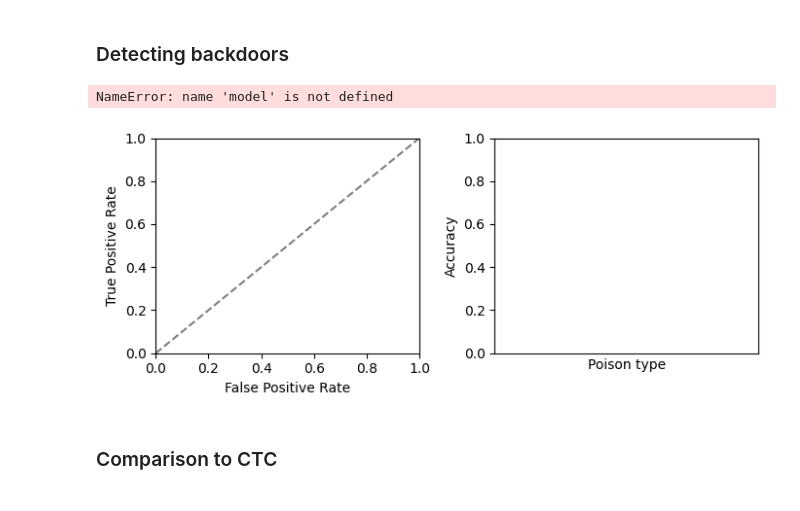
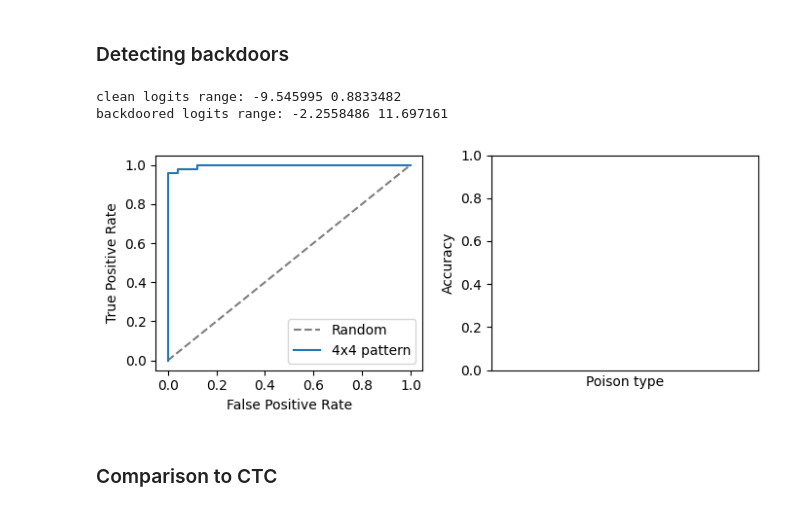
Before and after one commit to langosco/meta-transformer, a Jupyter notebook: notebooks/paper-plots.ipynb, the cells around one changed output. Saved outputs shown, nothing was run; the diff lists cells and outputs as text; code cells hidden in the pictures.

```diff
--- a/notebooks/paper-plots.ipynb
+++ b/notebooks/paper-plots.ipynb
@@ -64,40 +57,55 @@ model = MetaModelClassifier(
+# %%
+checkpoint_dir = output_dir + "/hpc-mm-checkpoints"
+checkpointer = orbax.checkpoint.Checkpointer(orbax.checkpoint.PyTreeCheckpointHandler())
+pth = checkpoint_dir + "/random_border_pos_pattern/run_1695834256"
+
+params = checkpointer.restore(pth)
+with open(checkpoint_dir + "/random_border_pos_pattern/info.json") as f:
+        info = json.load(f)
+
+assert info["chunk_size"] == chunk_size
+model_config = info["model_config"]
+model = MetaModelClassifier(**model_config)
 # %%
-logits_on_clean = model.apply({"params": params}, clean)
-logits_on_backdoored = model.apply({"params": params}, backdoored)
-thresholds = np.arange(-5, 5)
+logits_on_clean, _ = model.apply({"params": params}, clean)
+logits_on_backdoored, _ = model.apply({"params": params}, backdoored)
+print("clean logits range:", logits_on_clean.min(), logits_on_clean.max())
+print("backdoored logits range:", logits_on_backdoored.min(), logits_on_backdoored.max())
+
+thresholds = np.arange(-10, 15, 0.05)
 fpr = {}
 tpr = {}
 for t in thresholds:
-    fpr[t] = jnp.mean((logits_on_clean > t) == 1)
-    tpr[t] = jnp.mean((logits_on_backdoored > t) == 1)
-plt.plot(fpr, tpr, 'o', label="ROC")
-plt.xlabel("False Positive Rate")
-plt.ylabel("True Positive Rate")
+    fpr[t] = np.mean((logits_on_clean > t) == 1)
+    tpr[t] = np.mean((logits_on_backdoored > t) == 1)
 # %% [output]
-NameError: name 'model' is not defined
+clean logits range: -9.545995 0.8833482
+backdoored logits range: -2.2558486 11.697161
 # %%
 fig, axs = plt.subplots(1, 2, figsize=(7, 3))
 
 ax = axs[0]
 ax.plot([0, 1], [0, 1], '--', label="Random", color="tab:grey")
+ax.plot(fpr.values(), tpr.values(), label="4x4 pattern", color="tab:blue")
 
 ax.set_xlabel("False Positive Rate")
 ax.set_ylabel("True Positive Rate")
-ax.set_ylim((0, 1))
-ax.set_xlim((0, 1))
+#ax.set_ylim((-0.01, 1.01))
+#ax.set_xlim((-0.01, 1.01))
+ax.legend()
 
 ax = axs[1]
 ax.plot()
 ax.set_ylabel("Accuracy")
 ax.set_xlabel("Poison type")
 ax.set_ylim((0, 1))
 ax.set_xticklabels([""])
 ax.set_xticks([])
 
 plt.tight_layout()
 plt.savefig(figdir + "backdoors_roc.pdf", bbox_inches="tight")
 # %% [output]
-[figure, old version]
+[figure, new version]
 # %% [markdown]
 ### Comparison to CTC
 # %%
```
Also changed, not shown: parts of 3 cells of this notebook, 2 other files.
